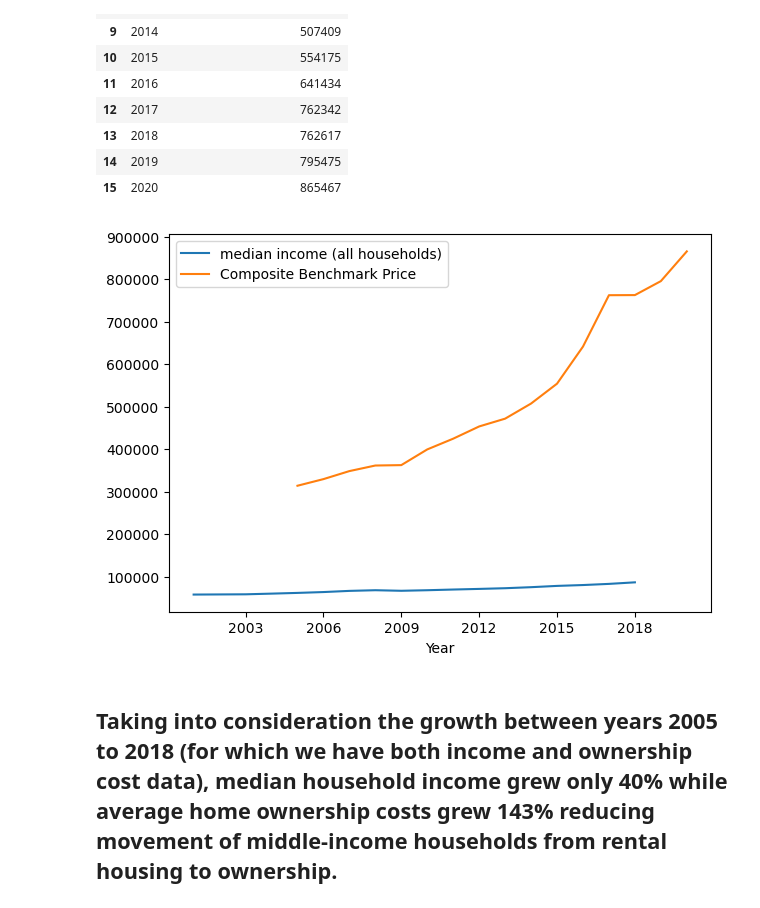
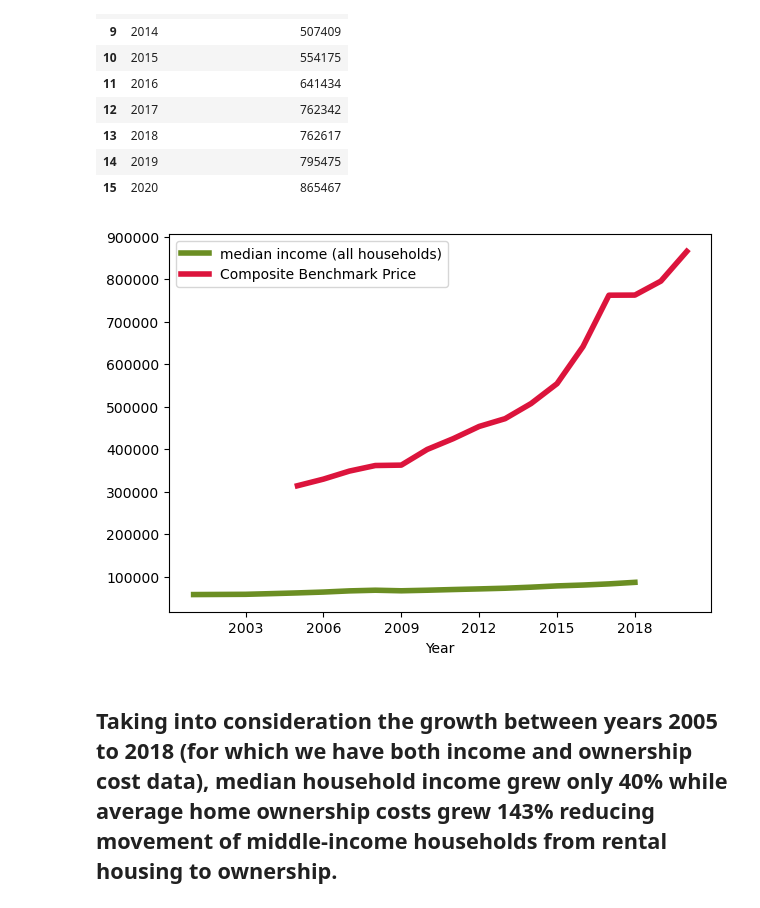
Before and after one commit to prashansa/TorontoHousingMarket, a Jupyter notebook: Toronto Housing Market.ipynb, the cells around one changed output. Drawn from its saved outputs; the diff is of its cells as text; code cells hidden in the pictures.

```diff
--- a/Toronto Housing Market.ipynb
+++ b/Toronto Housing Market.ipynb
@@ -125,7 +121,7 @@ As population increases, demand and competition for housing is expected to incre
 # %% [markdown]
 ##  Lets take a look at how the median income of households has changed, and compare that to the ownership costs of a typical home in Toronto.
 # %%
-med_income_df = pd.read_csv('C:/Users/MMS-012/Documents/GitHub/TorontoHousingMarket/datasets/toronto-median-income.csv')
+med_income_df = pd.read_csv('datasets/toronto-median-income.csv')
 med_income_df['median income (all households)'] = med_income_df['median income (all households)'].str.replace(',', '').astype(int)
 med_income_df
 # %% [output]
@@ -147,7 +143,7 @@ med_income_df
 | 16 | 2017 | 83020 |
 | 17 | 2018 | 86670 |
 # %%
-benchmark_household_df = pd.read_csv('C:/Users/MMS-012/Documents/GitHub/TorontoHousingMarket/datasets/MLS-BenchmarkPrices-AllHouseholdTypes-composite.csv')
+benchmark_household_df = pd.read_csv('datasets/MLS-BenchmarkPrices-AllHouseholdTypes-composite.csv')
 benchmark_household_df
 # %% [output]
 |  | Year | Composite Benchmark Price |
@@ -168,26 +164,13 @@ benchmark_household_df
 | 14 | 2019 | 795475 |
 | 15 | 2020 | 865467 |
 # %%
-# fig,ax = plt.subplots()
-
-# ax.plot(med_income_df['year'], med_income_df['median income (all households)'], color='red')
-# # ax.set_ylim(0, 100000)
-# ax.set_xlabel('year',fontsize=14)
-# ax.set_ylabel('median income (all households)', fontsize=14)
-
-# ax2=ax.twinx()
-# ax2.plot(benchmark_household_df['Year'], benchmark_household_df['Composite Benchmark Price'])
-# # ax2.set_ylim(0,900000)
-# ax2.set_ylabel('composite benchmark price')
-
-
-ax = med_income_df.plot(x='year', y='median income (all households)')
-benchmark_household_df.plot(ax=ax, x='Year', y='Composite Benchmark Price')
+ax = med_income_df.plot(x='year', y='median income (all households)',  color='olivedrab', linewidth=4)
+benchmark_household_df.plot(ax=ax, x='Year', y='Composite Benchmark Price' , color='crimson', linewidth=4)
 listofyears = np.arange(2000, 2020)
 plt.xticks(listofyears)
 plt.locator_params(axis='x', nbins=9)
 # %% [output]
-[figure, old version]
+[figure, new version]
 # %% [markdown]
 ## Taking into consideration the growth between years 2005 to 2018 (for which we have both income and ownership cost data), median household income grew only 40% while average home ownership costs grew 143% reducing movement of middle-income households from rental housing to ownership.
 # %% [markdown]
```
Also changed, not shown: parts of 28 cells of this notebook, 7 other files.
